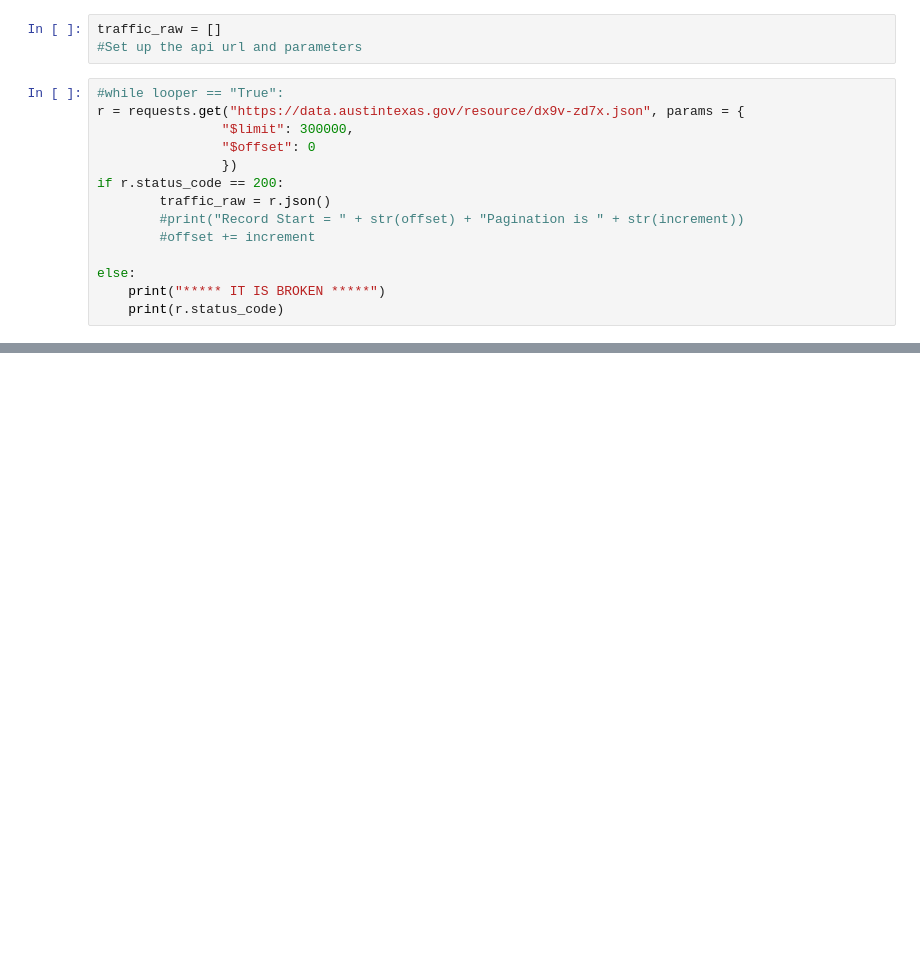
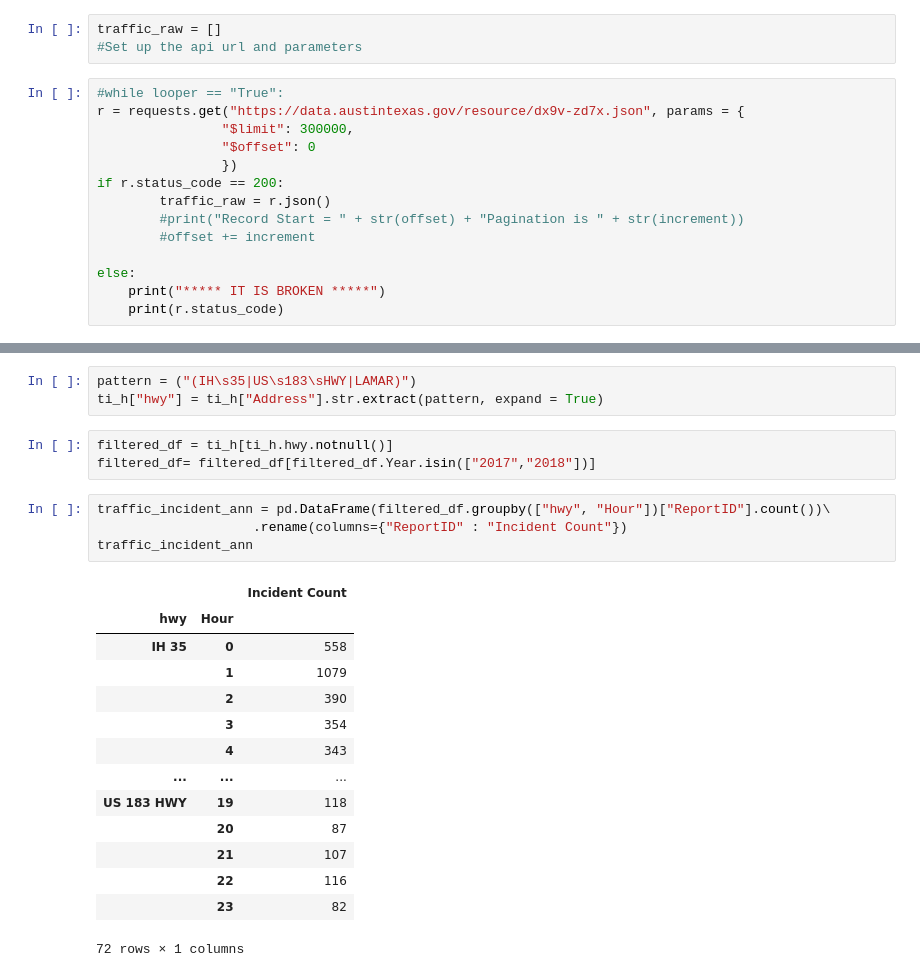
Before and after one commit to SaifeelMomin/Project1---Team_BigBend, a Jupyter notebook: traffic_incident_apis/data.austin/Austin.data.traffic_api.ipynb, the cells around one changed output, grey strips where cells are left out. Saved outputs shown, nothing was run; the diff lists cells and outputs as text; blank space fills up the shorter version.

```diff
--- a/traffic_incident_apis/data.austin/Austin.data.traffic_api.ipynb
+++ b/traffic_incident_apis/data.austin/Austin.data.traffic_api.ipynb
@@ -95,0 +68,25 @@ incident_date
+# %%
+pattern = ("(IH\s35|US\s183\sHWY|LAMAR)")
+ti_h["hwy"] = ti_h["Address"].str.extract(pattern, expand = True)
+# %%
+filtered_df = ti_h[ti_h.hwy.notnull()]
+filtered_df= filtered_df[filtered_df.Year.isin(["2017","2018"])]
+# %%
+traffic_incident_ann = pd.DataFrame(filtered_df.groupby(["hwy", "Hour"])["ReportID"].count())\
+                    .rename(columns={"ReportID" : "Incident Count"})
+traffic_incident_ann
+# %% [output]
+|  |  | Incident Count |
+| hwy | Hour |  |
+| IH 35 | 0 | 558 |
+|  | 1 | 1079 |
+|  | 2 | 390 |
+|  | 3 | 354 |
+|  | 4 | 343 |
+| ... | ... | ... |
+| US 183 HWY | 19 | 118 |
+|  | 20 | 87 |
+|  | 21 | 107 |
+|  | 22 | 116 |
+|  | 23 | 82 |
+72 rows × 1 columns
```
Also changed, not shown: parts of 8 cells of this notebook.
